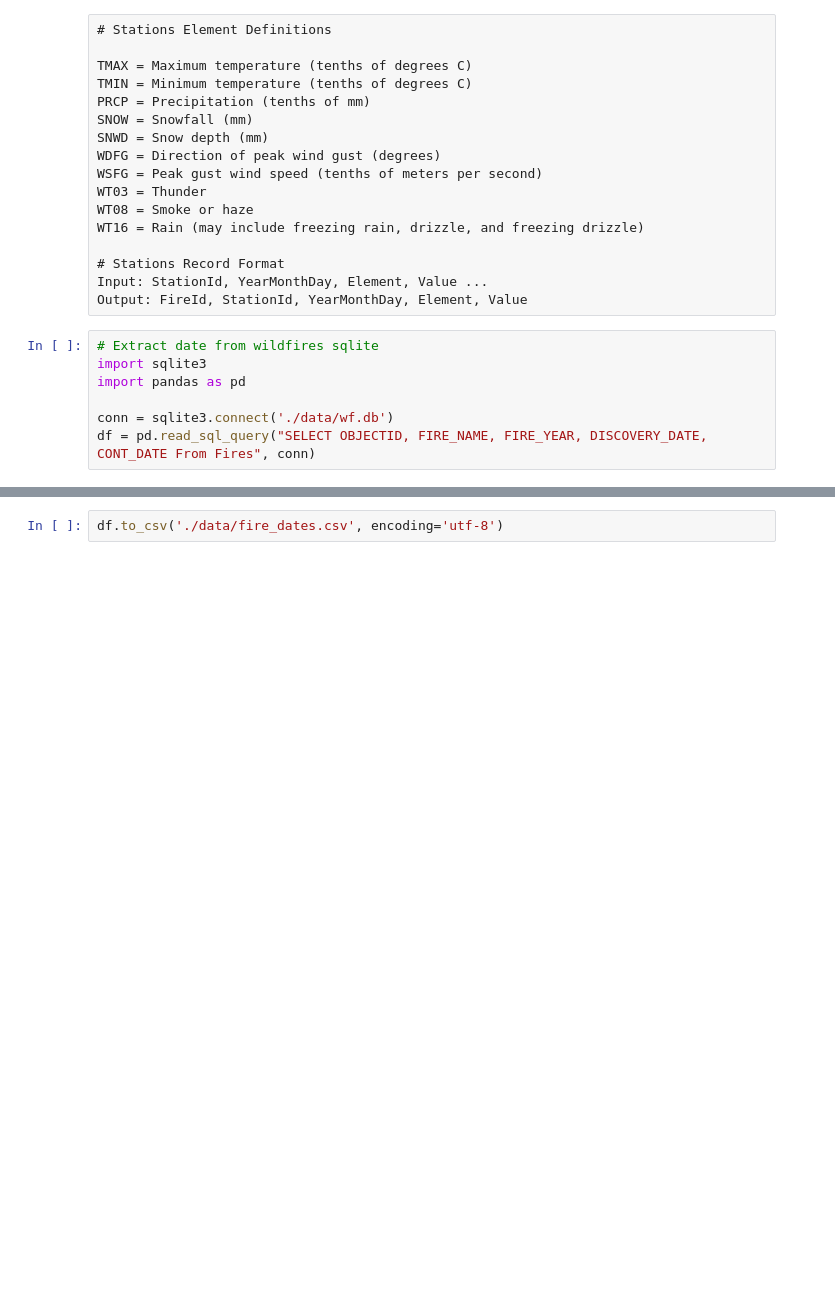
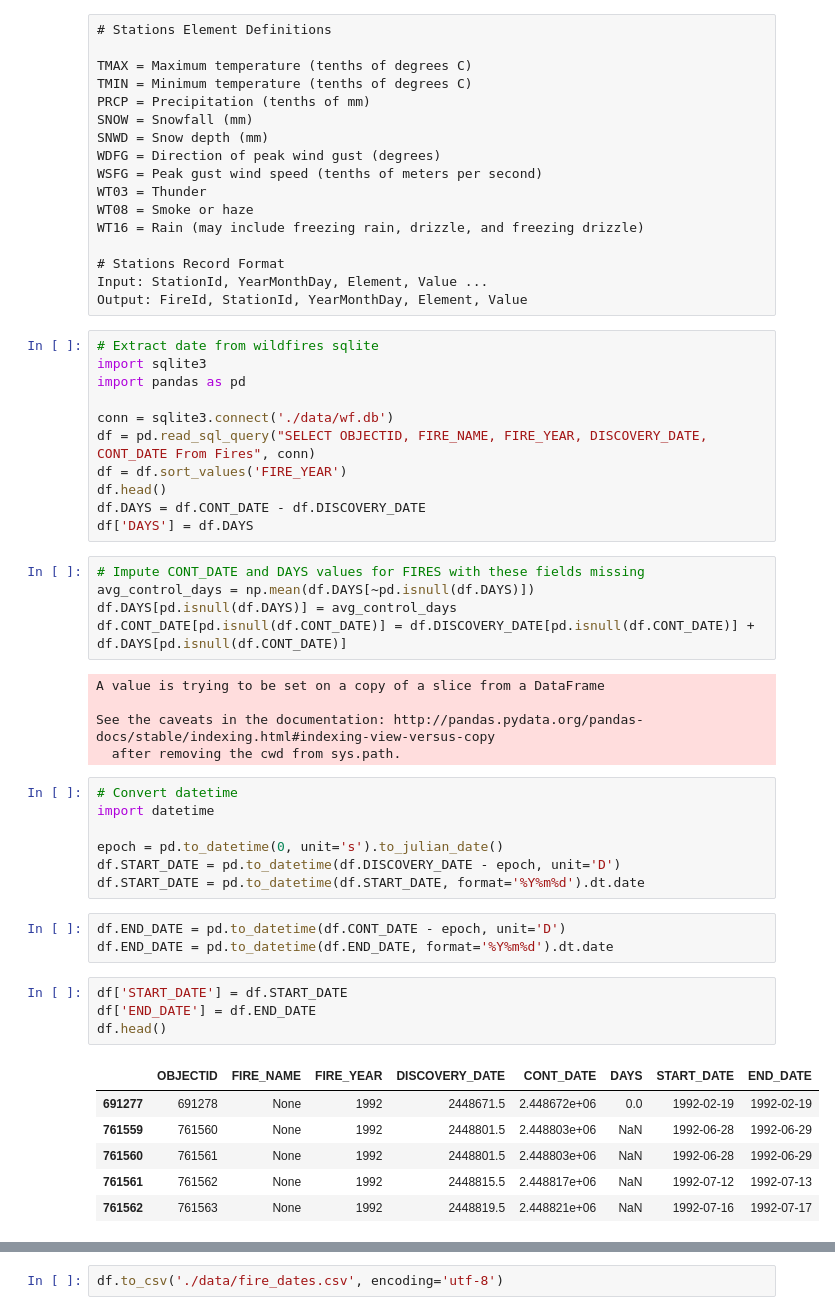
Before and after one commit to cw2yuenberkeley/w209project-s2018, a Jupyter notebook: get_weather_data.ipynb, the cells around one changed output, grey strips where cells are left out. Drawn from its saved outputs; the diff is of its cells as text; blank space fills up the shorter version.

```diff
--- a/get_weather_data.ipynb
+++ b/get_weather_data.ipynb
@@ -225,4 +225,39 @@ import pandas as pd
 
 conn = sqlite3.connect('./data/wf.db')
 df = pd.read_sql_query("SELECT OBJECTID, FIRE_NAME, FIRE_YEAR, DISCOVERY_DATE, CONT_DATE From Fires", conn)
+df = df.sort_values('FIRE_YEAR')
+df.head()
+df.DAYS = df.CONT_DATE - df.DISCOVERY_DATE
+df['DAYS'] = df.DAYS
+# %%
+# Impute CONT_DATE and DAYS values for FIRES with these fields missing
+avg_control_days = np.mean(df.DAYS[~pd.isnull(df.DAYS)])
+df.DAYS[pd.isnull(df.DAYS)] = avg_control_days
+df.CONT_DATE[pd.isnull(df.CONT_DATE)] = df.DISCOVERY_DATE[pd.isnull(df.CONT_DATE)] + df.DAYS[pd.isnull(df.CONT_DATE)]
+# %% [output]
+A value is trying to be set on a copy of a slice from a DataFrame
+
+See the caveats in the documentation: http://pandas.pydata.org/pandas-docs/stable/indexing.html#indexing-view-versus-copy
+  after removing the cwd from sys.path.
+# %%
+# Convert datetime
+import datetime
+
+epoch = pd.to_datetime(0, unit='s').to_julian_date()
+df.START_DATE = pd.to_datetime(df.DISCOVERY_DATE - epoch, unit='D')
+df.START_DATE = pd.to_datetime(df.START_DATE, format='%Y%m%d').dt.date
+# %%
+df.END_DATE = pd.to_datetime(df.CONT_DATE - epoch, unit='D')
+df.END_DATE = pd.to_datetime(df.END_DATE, format='%Y%m%d').dt.date
+# %%
+df['START_DATE'] = df.START_DATE
+df['END_DATE'] = df.END_DATE
+df.head()
+# %% [output]
+|  | OBJECTID | FIRE_NAME | FIRE_YEAR | DISCOVERY_DATE | CONT_DATE | DAYS | START_DATE | END_DATE |
+| 691277 | 691278 | None | 1992 | 2448671.5 | 2.448672e+06 | 0.0 | 1992-02-19 | 1992-02-19 |
+| 761559 | 761560 | None | 1992 | 2448801.5 | 2.448803e+06 | NaN | 1992-06-28 | 1992-06-29 |
+| 761560 | 761561 | None | 1992 | 2448801.5 | 2.448803e+06 | NaN | 1992-06-28 | 1992-06-29 |
+| 761561 | 761562 | None | 1992 | 2448815.5 | 2.448817e+06 | NaN | 1992-07-12 | 1992-07-13 |
+| 761562 | 761563 | None | 1992 | 2448819.5 | 2.448821e+06 | NaN | 1992-07-16 | 1992-07-17 |
 # %%
```
Also changed, not shown: parts of 15 cells of this notebook.
